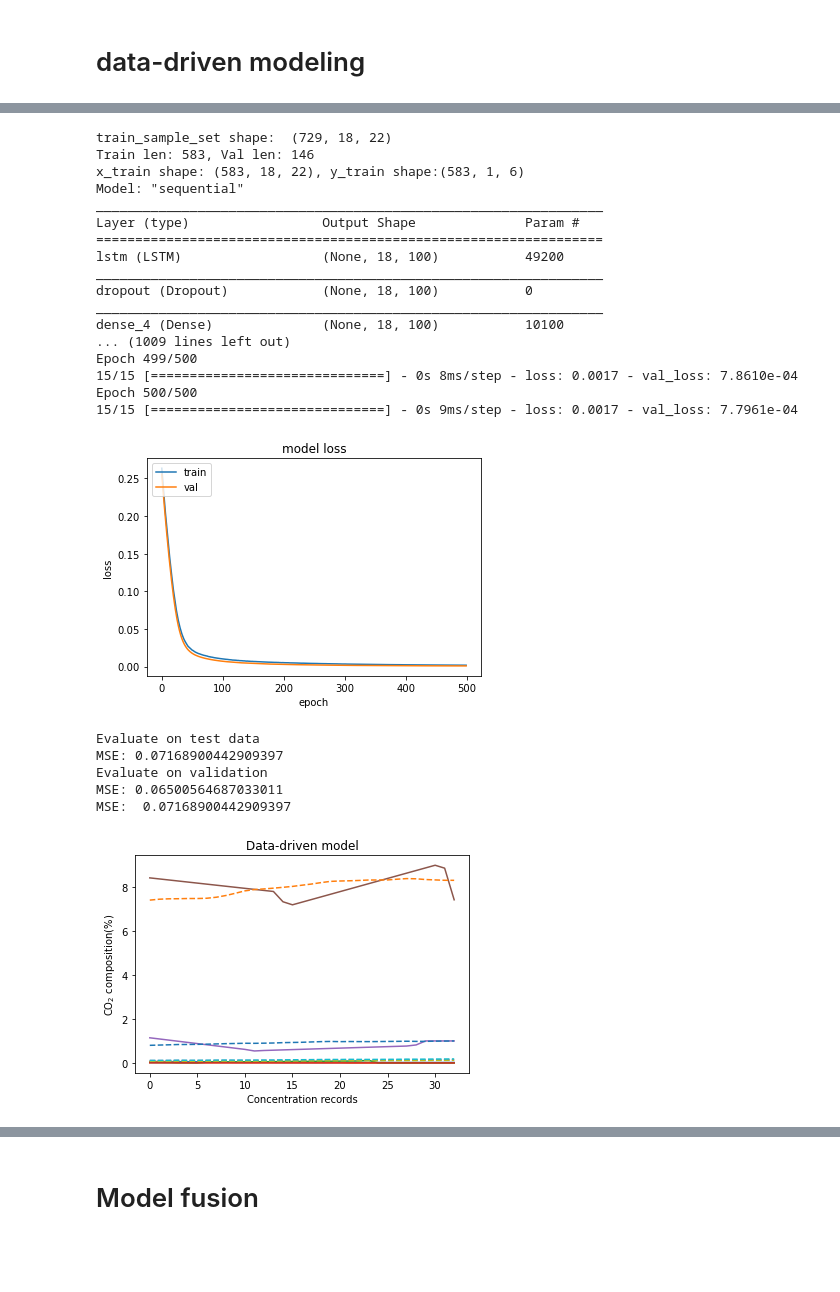
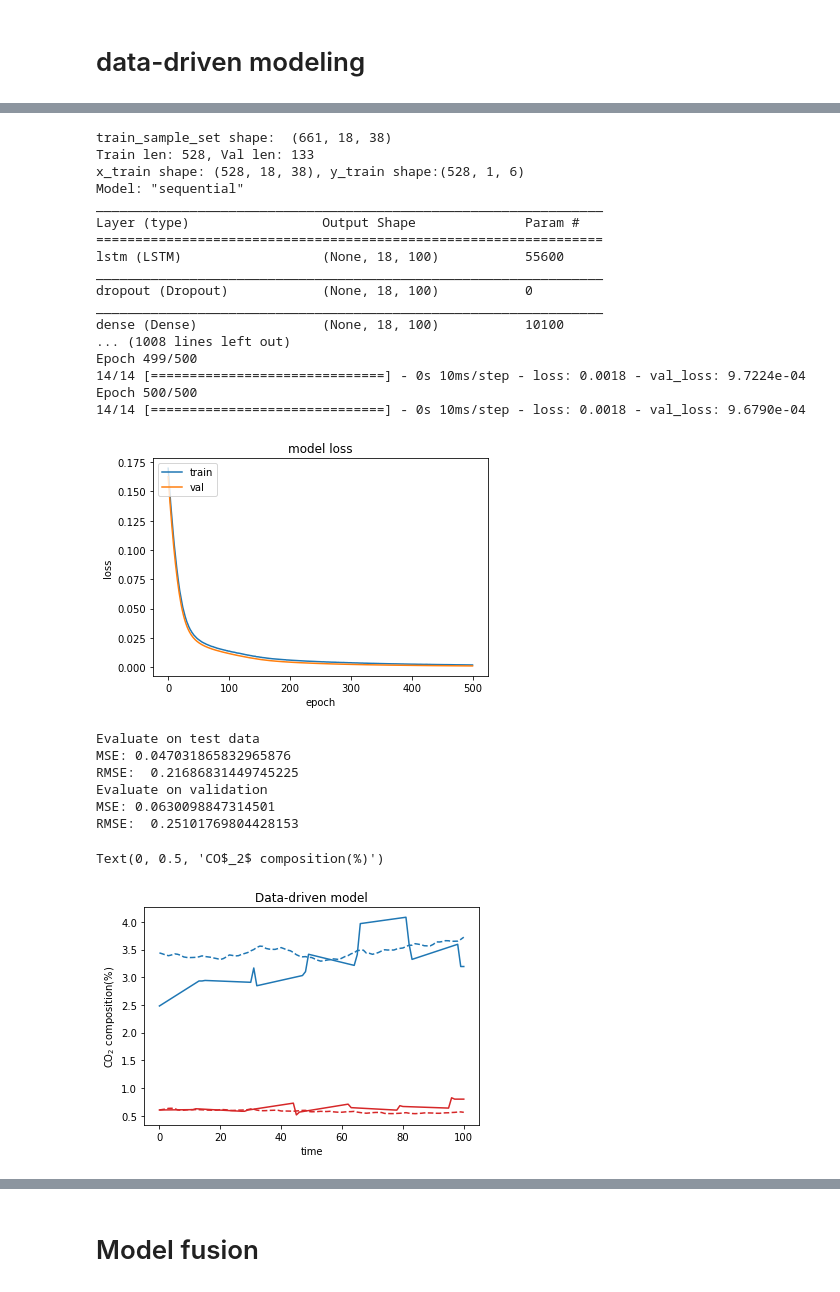
Before and after one commit to tonyzyl/CO2-Soft-sensor-for-a-carbon-capture-pilot-plant, a Jupyter notebook: Estimate_CO2_profile.ipynb, the cells around one changed output, grey strips where cells are left out. Saved outputs shown, nothing was run; the diff lists cells and outputs as text; code cells hidden in the pictures; blank space fills up the shorter version.

```diff
--- a/Estimate_CO2_profile.ipynb
+++ b/Estimate_CO2_profile.ipynb
@@ -85,6 +85,9 @@ def reset_random_seeds():
     tf.random.set_seed(0)
     np.random.seed(0)
     random.seed(0)
+
+def rmse(pred, label):
+    return np.sqrt(((pred - label) ** 2).mean())
 
 def avgOutPoint1(df):
     #Change point 1 readings to Avg. of Point 2.
@@ -287,7 +290,6 @@ def dfAE(train_df_list, test_df_list, _train_feature_list, _label_list, reduced_
 
     history = autoencoder.fit(x_train, x_train, epochs=500, batch_size=40,shuffle=True,
                               validation_data=(x_val, x_val), callbacks=early_stopping_monitor)
-    #loss: 0.0217 - val_loss: 0.0230 before adding dense
     autoencoder.save(os.path.join('DAE'))
     autoencoder=keras.models.load_model(os.path.join('DAE'))
 
@@ -298,9 +300,9 @@ def dfAE(train_df_list, test_df_list, _train_feature_list, _label_list, reduced_
     plt.xlabel('epoch')
     plt.legend(['train', 'val'], loc='upper left')
     plt.show()
-    print('Train: ',mean_squared_error(x_train,autoencoder.predict(x_train)))
-    print('Val: ',mean_squared_error(x_val,autoencoder.predict(x_val)))
-    print('Test: ',mean_squared_error(x_test,autoencoder.predict(x_test)))
+    print('Train RMSE: ',rmse(x_train,autoencoder.predict(x_train)))
+    print('Val RMSE: ',rmse(x_val,autoencoder.predict(x_val)))
+    print('Test RMSE: ',rmse(x_test,autoencoder.predict(x_test)))
 
     encoder = autoencoder.get_layer("encoder")
     encoded_train=encoder.predict(train_full_values)#.reshape(train_full_values.shape[0],train_full_values.shape[2])
@@ -395,7 +397,6 @@ def getDataSet(path_list,df_list, callback, test_df_index_list, mode, reduced_di
 
     nan_num = 0
     for df in df_list:
-        #print(df.dtypes)
         avail_index = (df['6_sampling']>=0).argmax()
         if (nan_num < avail_index):
             nan_num = avail_index
@@ -508,12 +509,14 @@ def trainSequenceLSTM(state, train_sample_set, train_label_set, test_sample_set,
     predict_set=model.predict(x_test)
     results = mean_squared_error(conc_scaler.inverse_transform(np.mean(predict_set,axis=1)),conc_scaler.inverse_transform(y_test.reshape(y_test.shape[0],6)))
     print("MSE:", results)
+    print('RMSE: ', rmse(conc_scaler.inverse_transform(np.mean(predict_set,axis=1)),conc_scaler.inverse_transform(y_test.reshape(y_test.shape[0],6))))
 
     val_output_set = model.predict(x_val)
 
     print("Evaluate on validation")
     results = mean_squared_error(conc_scaler.inverse_transform(np.mean(val_output_set,axis=1)),conc_scaler.inverse_transform(y_val.reshape(y_val.shape[0],6)))
     print("MSE:", results)
+    print('RMSE: ', rmse(conc_scaler.inverse_transform(np.mean(val_output_set,axis=1)),conc_scaler.inverse_transform(y_val.reshape(y_val.shape[0],6))))
 
     R=np.cov((conc_scaler.inverse_transform(np.mean(val_output_set,axis=1))- \
               conc_scaler.inverse_transform(y_val.reshape(y_val.shape[0],6))).T)
@@ -579,39 +568,42 @@ Number of set:  33
 # %%
+#LSTM training
 trainSequenceLSTM('train', train_sample_set, train_label_set, test_sample_set, test_label_set)
 model = keras.models.load_model('LSTM_MSE.h5')
-predict_set=model.predict(test_sample_set)
-plt.plot(conc_scaler.inverse_transform(test_label_set.reshape(test_label_set.shape[0],6)))
-plt.plot(conc_scaler.inverse_transform(np.mean(predict_set,axis=1)),linestyle='dashed')
-plt.title('Data-driven model')
-plt.xlabel('Concentration records')
-plt.ylabel('CO$_2$ composition(%)')
-#plt.yscale('log')
-#plt.ylim(-0, 0.15)
-#plt.savefig('Data-driven.png',dpi=1000)
-print('MSE: ', mean_squared_error(conc_scaler.inverse_transform(test_label_set.reshape(test_label_set.shape[0],6)),
-                                  conc_scaler.inverse_transform(np.mean(predict_set,axis=1))))
+#np.save('results/set2_DAE_16.npy',conc_scaler.inverse_transform(np.mean(predict_set,axis=1)))
 # %% [output]
-train_sample_set shape:  (729, 18, 22)
-Train len: 583, Val len: 146
-x_train shape: (583, 18, 22), y_train shape:(583, 1, 6)
+train_sample_set shape:  (661, 18, 38)
+Train len: 528, Val len: 133
+x_train shape: (528, 18, 38), y_train shape:(528, 1, 6)
 Model: "sequential"
 _________________________________________________________________
 Layer (type)                 Output Shape              Param #
 =================================================================
-lstm (LSTM)                  (None, 18, 100)           49200
+lstm (LSTM)                  (None, 18, 100)           55600
 _________________________________________________________________
 dropout (Dropout)            (None, 18, 100)           0
 _________________________________________________________________
-dense_4 (Dense)              (None, 18, 100)           10100
-... (1009 lines left out)
+dense (Dense)                (None, 18, 100)           10100
+... (1008 lines left out)
 Epoch 499/500
-15/15 [==============================] - 0s 8ms/step - loss: 0.0017 - val_loss: 7.8610e-04
+14/14 [==============================] - 0s 10ms/step - loss: 0.0018 - val_loss: 9.7224e-04
 Epoch 500/500
-15/15 [==============================] - 0s 9ms/step - loss: 0.0017 - val_loss: 7.7961e-04
+14/14 [==============================] - 0s 10ms/step - loss: 0.0018 - val_loss: 9.6790e-04
-[figure, old version]
+[figure, new version]
 Evaluate on test data
-MSE: 0.07168900442909397
+MSE: 0.047031865832965876
+RMSE:  0.21686831449745225
 Evaluate on validation
-MSE: 0.06500564687033011
-MSE:  0.07168900442909397
+MSE: 0.0630098847314501
+RMSE:  0.25101769804428153
-[figure, removed]
+# %%
+predict_set=np.load('results/set1_DAE_16.npy')
+plt.plot(conc_scaler.inverse_transform(test_label_set.reshape(test_label_set.shape[0],6))[:,5], color='tab:blue')
+plt.plot(predict_set[:,5],linestyle='dashed',color='tab:blue')
+plt.plot(conc_scaler.inverse_transform(test_label_set.reshape(test_label_set.shape[0],6))[:,4], color='tab:red')
+plt.plot(predict_set[:,4],linestyle='dashed',color='tab:red')
+plt.title('Data-driven model')
+plt.xlabel('time')
+plt.ylabel('CO$_2$ composition(%)')
+# %% [output]
+Text(0, 0.5, 'CO$_2$ composition(%)')
+[figure, added]
```
Also changed, not shown: parts of 7 cells of this notebook, 39 other files.
